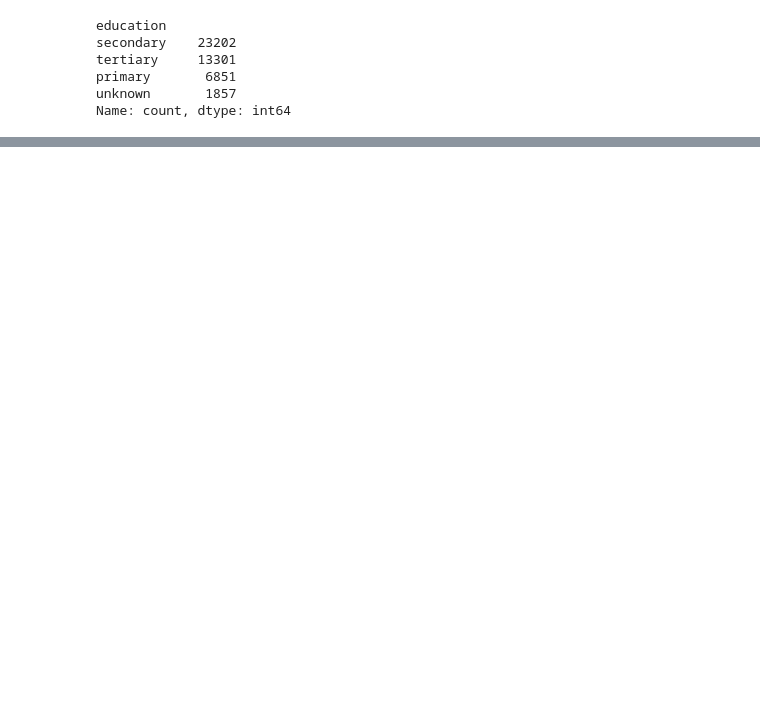
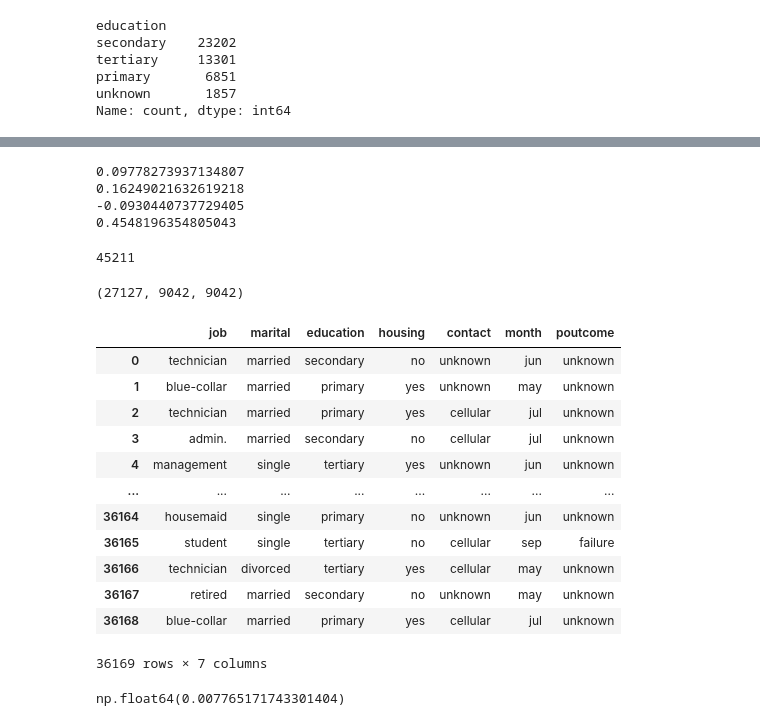
Before and after one commit to 7Starik7/rd-ml-zoomcamp-2024, a Jupyter notebook: notebooks/Homework3.ipynb, the cells around one changed output, grey strips where cells are left out. Cells and saved outputs as stored; diff of their text form; code cells hidden in the pictures; blank space fills up the shorter version.

```diff
--- a/notebooks/Homework3.ipynb
+++ b/notebooks/Homework3.ipynb
@@ -43,0 +66,15 @@ Name: count, dtype: int64
+# %%
+# Question 2
+# Create the correlation matrix for the numerical features of your dataset. In a correlation matrix, you compute the correlation coefficient between every pair of features.
+#
+# What are the two features that have the biggest correlation?
+#
+# age and balance
+# day and campaign
+# day and pdays
+# pdays and previous
+numerical = ['age', 'balance', 'day', 'duration', 'campaign', 'pdays', 'previous']
+categorical = ['job', 'marital', 'education', 'housing', 'contact', 'month', 'poutcome']
+
+correlation_matrix = df[numerical].corr()
+correlation_matrix
@@ -43,0 +90,29 @@ Name: count, dtype: int64
+# %%
+print(correlation_matrix.loc['age', 'balance'])
+print(correlation_matrix.loc['day', 'campaign'])
+print(correlation_matrix.loc['day', 'pdays'])
+print(correlation_matrix.loc['pdays', 'previous'])
+# %% [output]
+0.09778273937134807
+0.16249021632619218
+-0.0930440737729405
+0.4548196354805043
+# %%
+# Target encoding
+# Now we want to encode the y variable.
+# Let's replace the values yes/no with 1/0.
+df.loc[:, 'y'] = df['y'].map({'yes': 1, 'no': 0})
+# %%
+# Split the data
+# Split your data in train/val/test sets with 60%/20%/20% distribution.
+# Use Scikit-Learn for that (the train_test_split function) and set the seed to 42.
+# Make sure that the target value y is not in your dataframe.
+len(df)
+# %% [output]
+45211
+# %%
+df_full_train, df_test = train_test_split(df, test_size=0.19999, random_state=42)
+df_train, df_val = train_test_split(df_full_train, test_size=0.24999, random_state=42)
+len(df_train), len(df_test), len(df_val)
+# %% [output]
+(27127, 9042, 9042)
@@ -43,0 +131,31 @@ Name: count, dtype: int64
+# %%
+df_full_train = df_full_train.reset_index(drop=True)
+# %%
+# Question 3
+# Calculate the mutual information score between y and other categorical variables in the dataset. Use the training set only.
+# Round the scores to 2 decimals using round(score, 2).
+# Which of these variables has the biggest mutual information score?
+#
+# contact
+# education
+# housing
+# poutcome
+df_full_train[categorical]
+# %% [output]
+|  | job | marital | education | housing | contact | month | poutcome |
+| 0 | technician | married | secondary | no | unknown | jun | unknown |
+| 1 | blue-collar | married | primary | yes | unknown | may | unknown |
+| 2 | technician | married | primary | yes | cellular | jul | unknown |
+| 3 | admin. | married | secondary | no | cellular | jul | unknown |
+| 4 | management | single | tertiary | yes | unknown | jun | unknown |
+| ... | ... | ... | ... | ... | ... | ... | ... |
+| 36164 | housemaid | single | primary | no | unknown | jun | unknown |
+| 36165 | student | single | tertiary | no | cellular | sep | failure |
+| 36166 | technician | divorced | tertiary | yes | cellular | may | unknown |
+| 36167 | retired | married | secondary | no | unknown | may | unknown |
+| 36168 | blue-collar | married | primary | yes | cellular | jul | unknown |
+36169 rows × 7 columns
+# %%
+mutual_info_score(df_full_train.y, df_full_train['job'])
+# %% [output]
+np.float64(0.007765171743301404)
```
Also changed, not shown: parts of 24 cells of this notebook.
